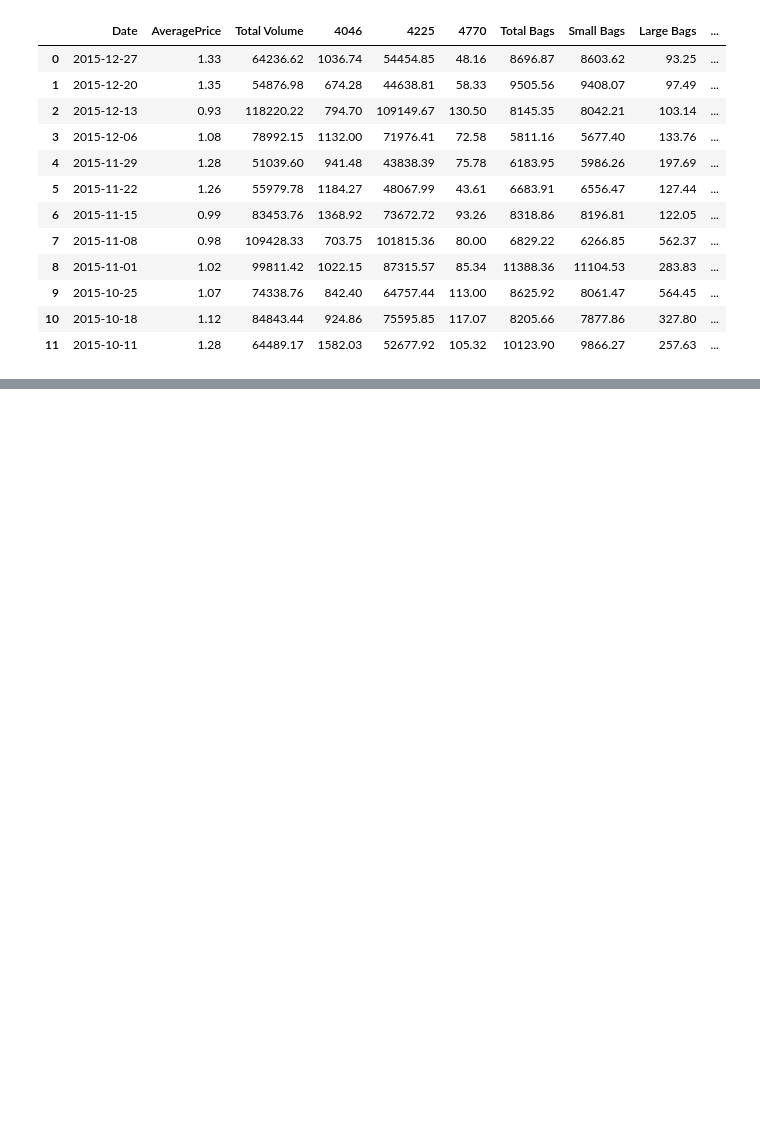
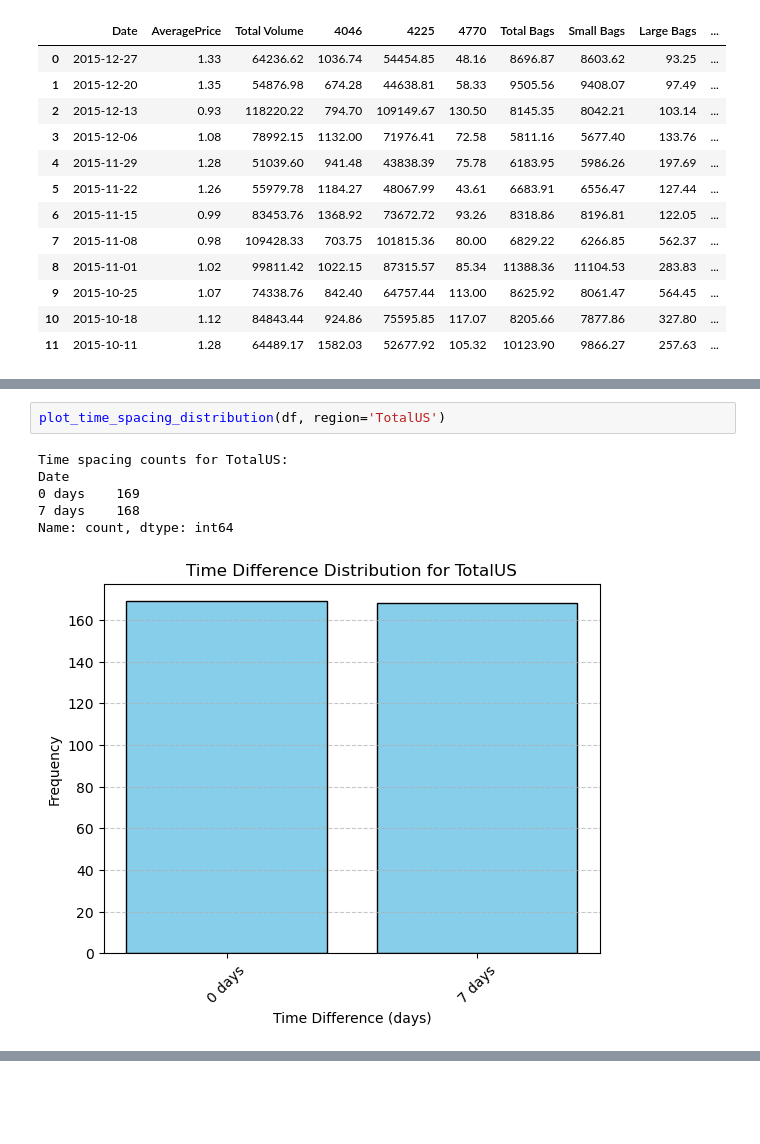
Before and after one commit to chloezandberg/cpsc330hw8, a Jupyter notebook: hw8.ipynb, the cells around one changed output, grey strips where cells are left out. Saved outputs shown, nothing was run; the diff lists cells and outputs as text; blank space fills up the shorter version.

```diff
--- a/hw8.ipynb
+++ b/hw8.ipynb
@@ -164,0 +209,9 @@ df[:12]
+# %%
+plot_time_spacing_distribution(df, region='TotalUS')
+# %% [output]
+Time spacing counts for TotalUS:
+Date
+0 days    169
+7 days    168
+Name: count, dtype: int64
+[figure, added]
```
Also changed, not shown: parts of 15 cells of this notebook.
